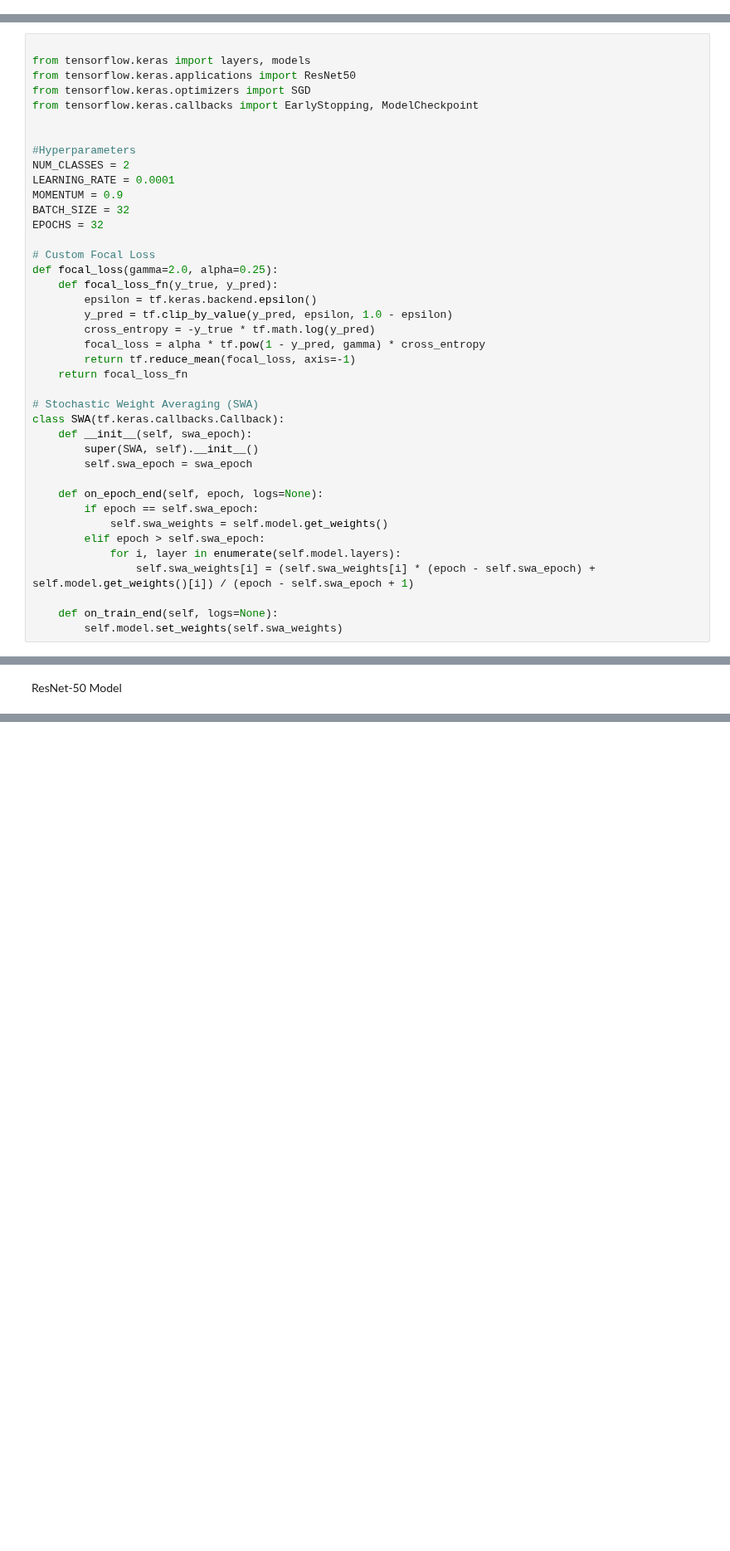
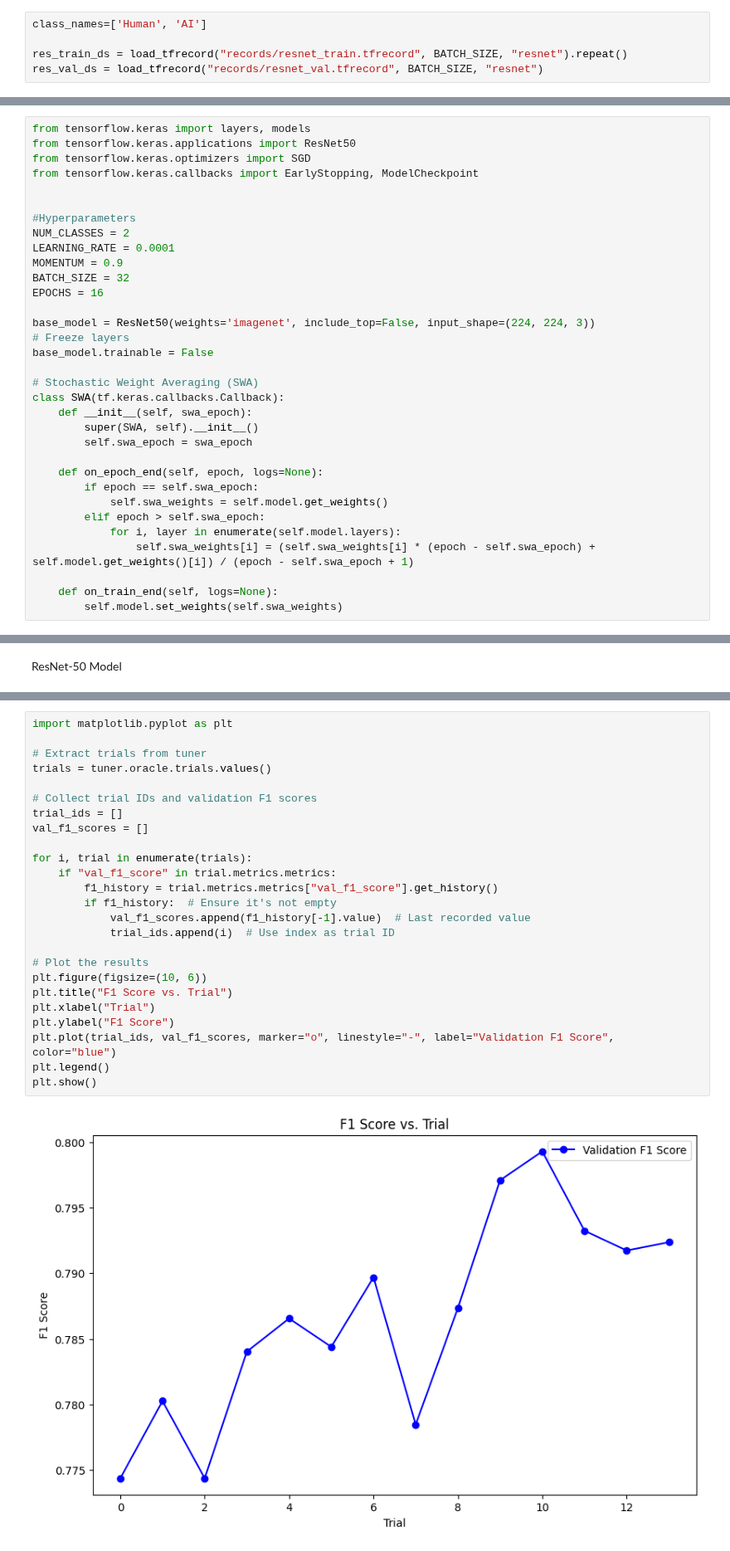
Before and after one commit to David-Huynh/AIImageRecognition, a Jupyter notebook: resnet_50.ipynb, the cells around one changed output, grey strips where cells are left out. Shown at 83% size. Cells and saved outputs as stored; diff of their text form; blank space fills up the shorter version.

Commit message:
Trained res and eff net

```diff
--- a/resnet_50.ipynb
+++ b/resnet_50.ipynb
@@ -240,0 +41,5 @@ val_ds = res_val_ds.batch(batch_size).prefetch(tf.data.AUTOTUNE)
+# %%
+class_names=['Human', 'AI']
+
+res_train_ds = load_tfrecord("records/resnet_train.tfrecord", BATCH_SIZE, "resnet").repeat()
+res_val_ds = load_tfrecord("records/resnet_val.tfrecord", BATCH_SIZE, "resnet")
@@ -257,5 +88,4 @@ SWA is used to improve model generalization by averaging the weights of the mode
 # %%
-
 from tensorflow.keras import layers, models
 from tensorflow.keras.applications import ResNet50
 from tensorflow.keras.optimizers import SGD
@@ -267,17 +97,11 @@ NUM_CLASSES = 2
 LEARNING_RATE = 0.0001
 MOMENTUM = 0.9
 BATCH_SIZE = 32
-EPOCHS = 32
+EPOCHS = 16
 
-# Custom Focal Loss
-def focal_loss(gamma=2.0, alpha=0.25):
-    def focal_loss_fn(y_true, y_pred):
-        epsilon = tf.keras.backend.epsilon()
-        y_pred = tf.clip_by_value(y_pred, epsilon, 1.0 - epsilon)
-        cross_entropy = -y_true * tf.math.log(y_pred)
-        focal_loss = alpha * tf.pow(1 - y_pred, gamma) * cross_entropy
-        return tf.reduce_mean(focal_loss, axis=-1)
-    return focal_loss_fn
+base_model = ResNet50(weights='imagenet', include_top=False, input_shape=(224, 224, 3))
+# Freeze layers
+base_model.trainable = False
 
 # Stochastic Weight Averaging (SWA)
 class SWA(tf.keras.callbacks.Callback):
@@ -445,0 +188,27 @@ AttributeError: 'tensorflow.python.framework.ops.EagerTensor' object has no attr
+# %%
+import matplotlib.pyplot as plt
+
+# Extract trials from tuner
+trials = tuner.oracle.trials.values()
+
+# Collect trial IDs and validation F1 scores
+trial_ids = []
+val_f1_scores = []
+
+for i, trial in enumerate(trials):
+    if "val_f1_score" in trial.metrics.metrics:
+        f1_history = trial.metrics.metrics["val_f1_score"].get_history()
+        if f1_history:  # Ensure it's not empty
+            val_f1_scores.append(f1_history[-1].value)  # Last recorded value
+            trial_ids.append(i)  # Use index as trial ID
+
+# Plot the results
+plt.figure(figsize=(10, 6))
+plt.title("F1 Score vs. Trial")
+plt.xlabel("Trial")
+plt.ylabel("F1 Score")
+plt.plot(trial_ids, val_f1_scores, marker="o", linestyle="-", label="Validation F1 Score", color="blue")
+plt.legend()
+plt.show()
+# %% [output]
+[figure, added]
```
Also changed, not shown: parts of 34 cells of this notebook, 4 other files.
